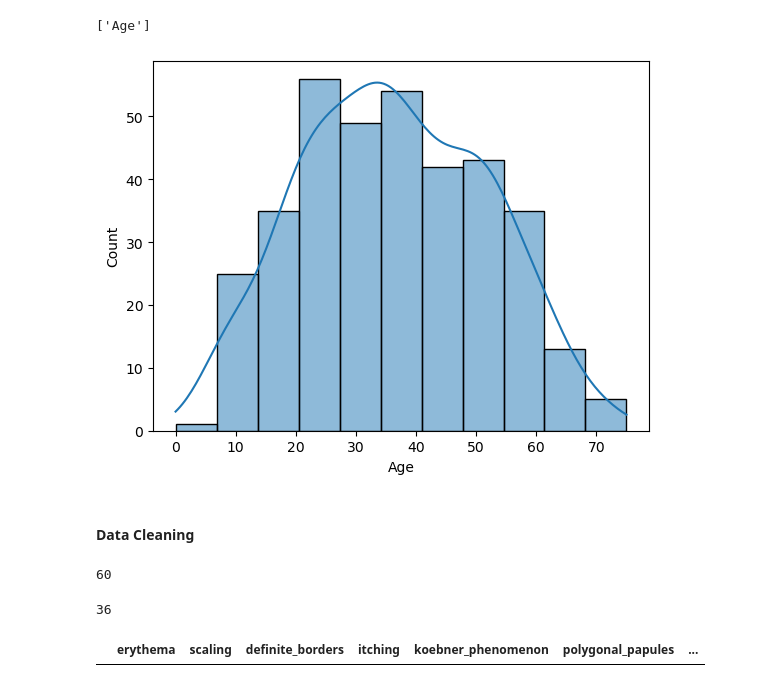
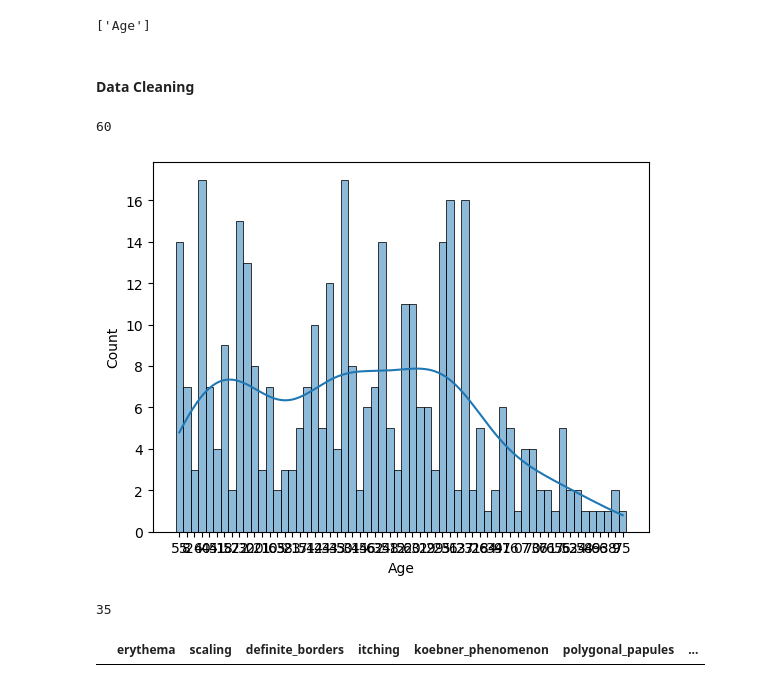
Before and after one commit to NuneShashank/Skin_Disorder, a Jupyter notebook: code.ipynb, the cells around one changed output. Drawn from its saved outputs; the diff is of its cells as text; code cells hidden in the pictures.

```diff
--- a/code.ipynb
+++ b/code.ipynb
@@ -266,25 +162,25 @@ x_num=list(set(x)-set(x_cat))
 x_num
 # %% [output]
 ['Age']
-# %%
-sns.histplot(x=temp_df['Age'],kde=True)
-plt.show()
-# %% [output]
-[figure, old version]
-# %% [markdown]
-#### Data Cleaning
+# %% [markdown]
+#### Data Cleaning
 # %%
 temp_df=df.loc[df['Age']!='?']
 # %%
 len(temp_df['Age'].unique())
 # %% [output]
 60
+# %%
+sns.histplot(x=temp_df['Age'],kde=True,bins=20)
+plt.show()
+# %% [output]
+[figure, new version]
 # %%
 temp_df['Age']=temp_df['Age'].astype(dtype='int64')
 # %%
-int(np.mean(a=temp_df['Age']))
+int(np.median(a=temp_df['Age']))
 # %% [output]
-36
+35
 # %%
 df.loc[df['Age']=='?','Age']=str(int(np.mean(a=temp_df['Age'])))
 # %%
```
Also changed, not shown: parts of 19 cells of this notebook.
